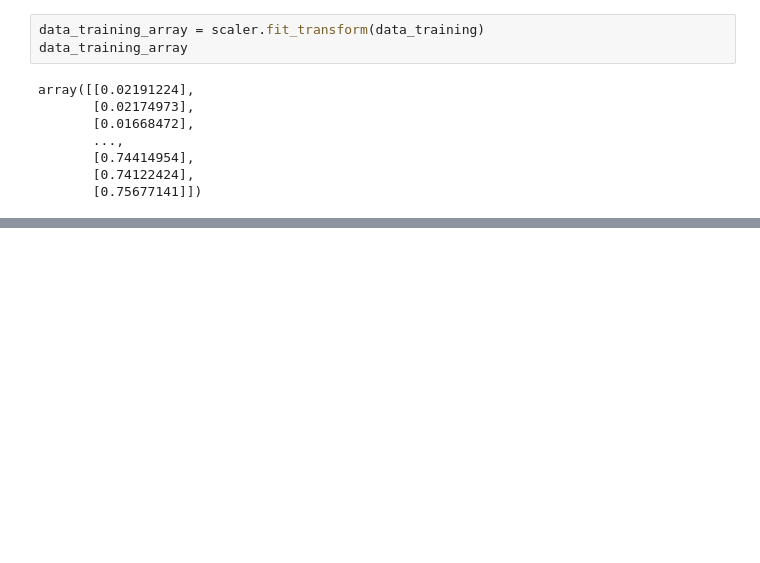
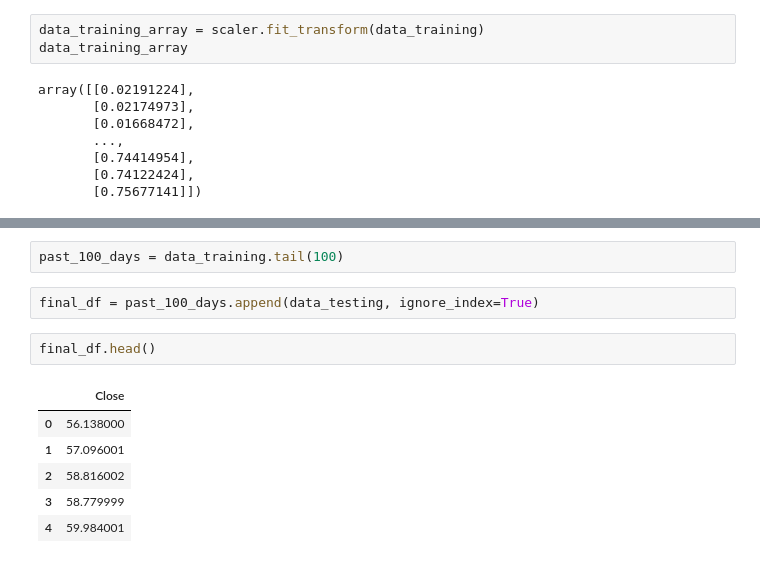
Before and after one commit to aadityasinha-dotcom/stock-trend-prediction, a Jupyter notebook: LSTM Model.ipynb, the cells around one changed output, grey strips where cells are left out. Saved outputs shown, nothing was run; the diff lists cells and outputs as text; blank space fills up the shorter version.

```diff
--- a/LSTM Model.ipynb
+++ b/LSTM Model.ipynb
@@ -146,0 +243,13 @@ y_train = []
+# %%
+past_100_days = data_training.tail(100)
+# %%
+final_df = past_100_days.append(data_testing, ignore_index=True)
+# %%
+final_df.head()
+# %% [output]
+|  | Close |
+| 0 | 56.138000 |
+| 1 | 57.096001 |
+| 2 | 58.816002 |
+| 3 | 58.779999 |
+| 4 | 59.984001 |
```
Also changed, not shown: parts of 20 cells of this notebook, 1 other file.
